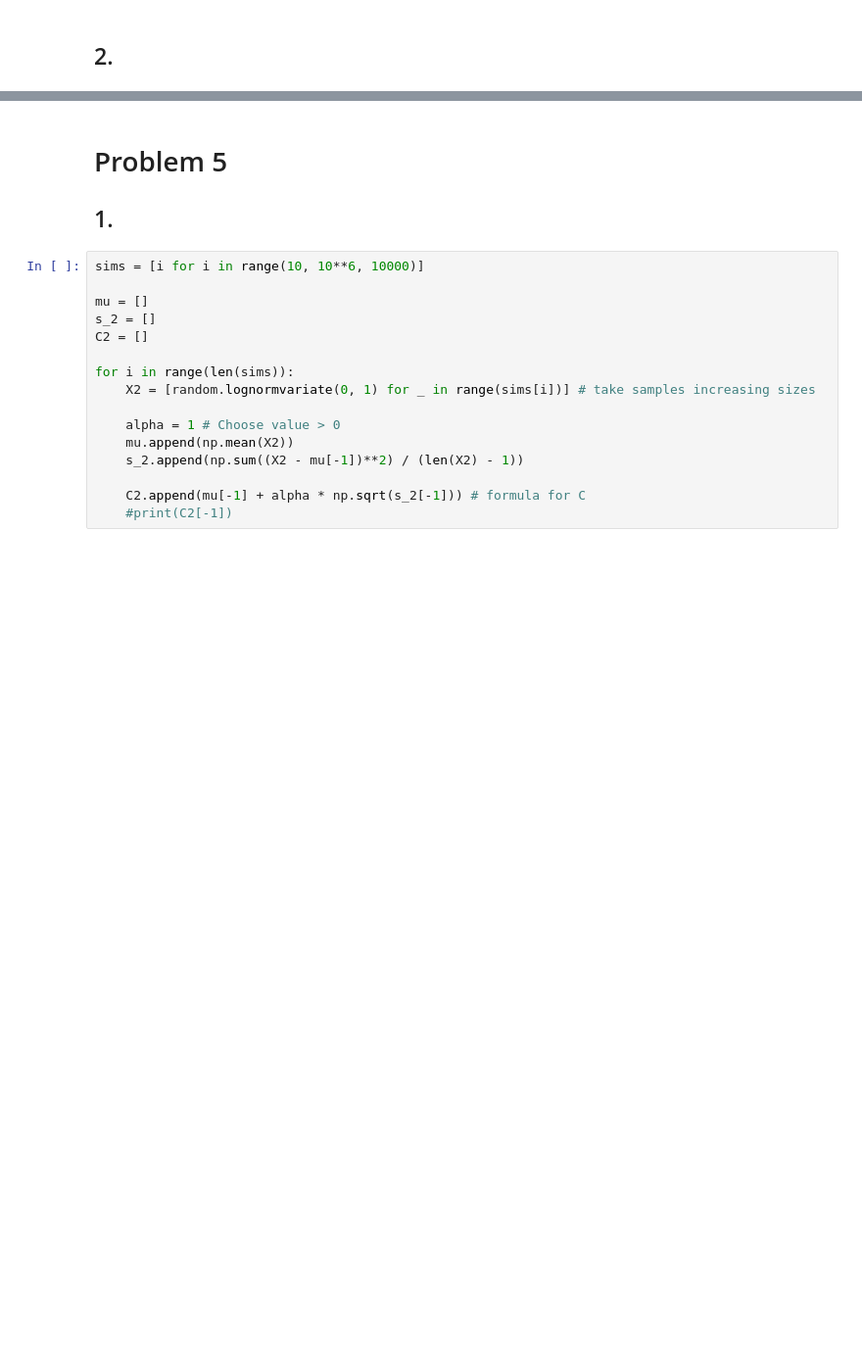
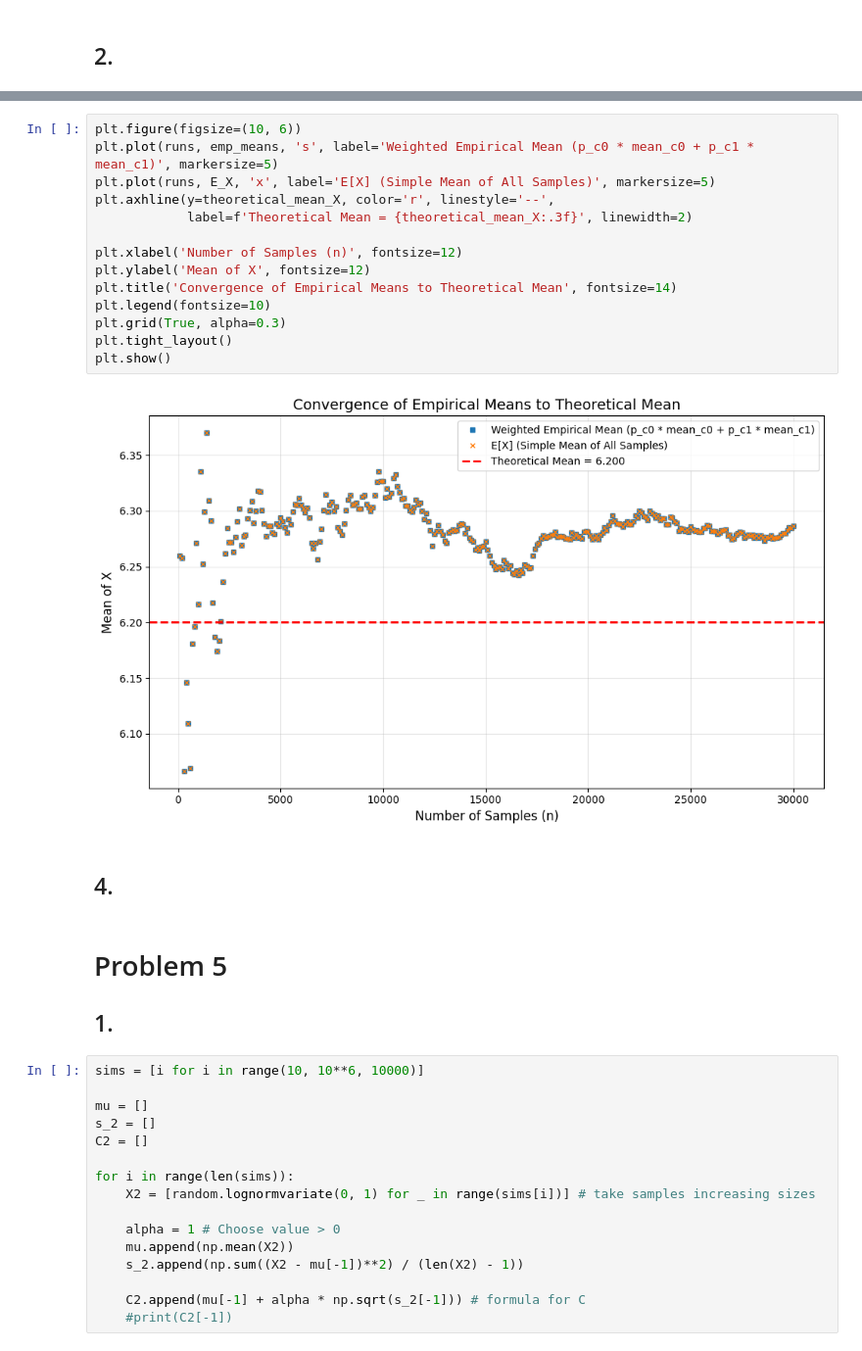
Before and after one commit to Kymapo/OR760, a Jupyter notebook: OR760 HW2.ipynb, the cells around one changed output, grey strips where cells are left out. Shown at 98% size. Drawn from its saved outputs; the diff is of its cells as text; blank space fills up the shorter version.

```diff
--- a/OR760 HW2.ipynb
+++ b/OR760 HW2.ipynb
@@ -64,3 +99,21 @@ plt.show()
+# %%
+plt.figure(figsize=(10, 6))
+plt.plot(runs, emp_means, 's', label='Weighted Empirical Mean (p_c0 * mean_c0 + p_c1 * mean_c1)', markersize=5)
+plt.plot(runs, E_X, 'x', label='E[X] (Simple Mean of All Samples)', markersize=5)
+plt.axhline(y=theoretical_mean_X, color='r', linestyle='--',
+            label=f'Theoretical Mean = {theoretical_mean_X:.3f}', linewidth=2)
+
+plt.xlabel('Number of Samples (n)', fontsize=12)
+plt.ylabel('Mean of X', fontsize=12)
+plt.title('Convergence of Empirical Means to Theoretical Mean', fontsize=14)
+plt.legend(fontsize=10)
+plt.grid(True, alpha=0.3)
+plt.tight_layout()
+plt.show()
+# %% [output]
+[figure, added]
+# %% [markdown]
+## 4.
 # %% [markdown]
 # Problem 5
 ## 1.
```
Also changed, not shown: parts of 5 cells of this notebook.
